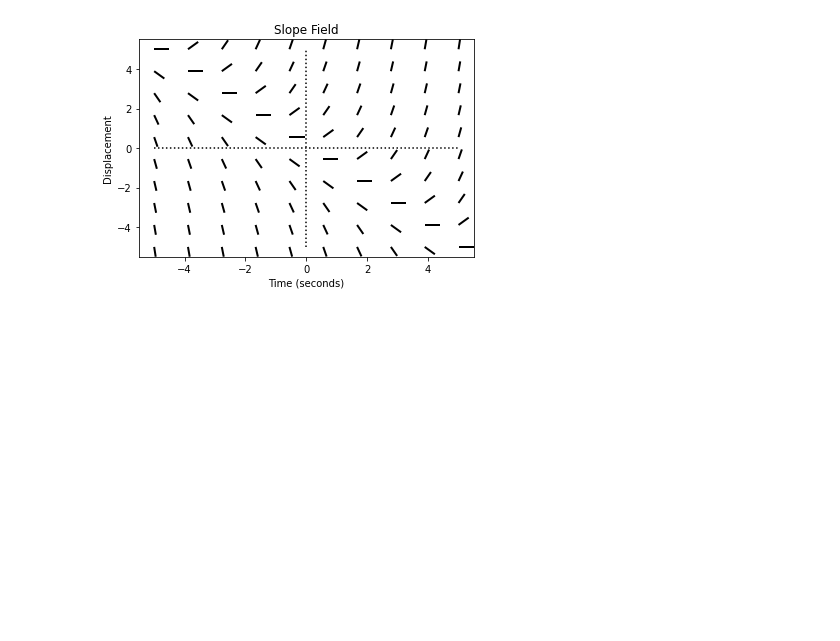
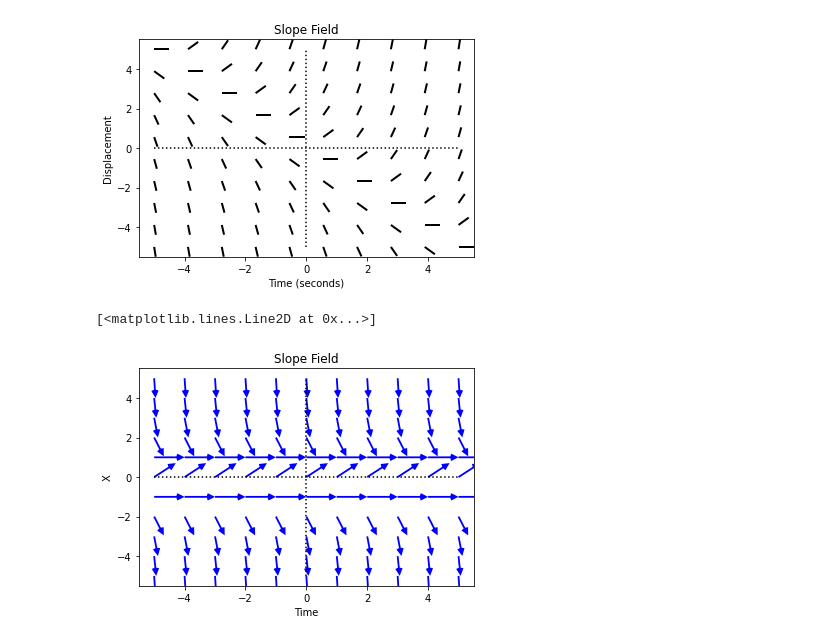
Before and after one commit to CU-Denver-MathStats-OER/ODEs, a Jupyter notebook: Chp1/Chp1Sec2.ipynb, the cells around one changed output. Saved outputs shown, nothing was run; the diff lists cells and outputs as text; code cells hidden in the pictures; blank space fills up the shorter version.

Commit message:
Update Chp1Sec2.ipynb
more use cases for slope field plotting function

```diff
--- a/Chp1/Chp1Sec2.ipynb
+++ b/Chp1/Chp1Sec2.ipynb
@@ -51,3 +51,21 @@ ax.plot([0,0],[x.min(),x.max()],'k:')
 # %% [output]
 [<matplotlib.lines.Line2D at 0x...>]
 [figure]
+# %%
+# Parameters setup
+t = np.linspace(-5,5,11)
+x = np.linspace(-5,5,11)
+def f(t,x):
+    return 1-x**2
+# Plot setup
+fig, ax = plt.subplots(1,1)
+
+# Call function with different arguments to plt.quiver
+slopefields.slope_field(ax, t, x, f,
+           param_dict={'angles':'xy', 'scale_units':'xy', 'scale':1, 'headlength':4, 'headwidth':4, 'color':'blue'})
+
+ax.plot([t.min(), t.max()],[0,0],'k:')
+ax.plot([0,0],[x.min(),x.max()],'k:')
+# %% [output]
+[<matplotlib.lines.Line2D at 0x...>]
+[figure, added]
```
